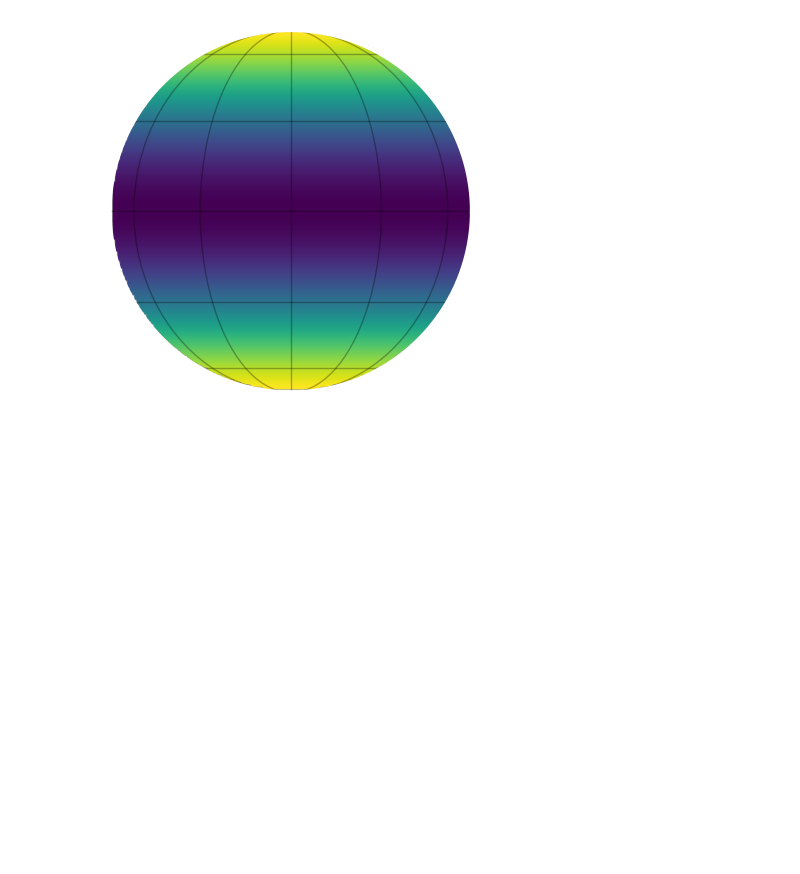
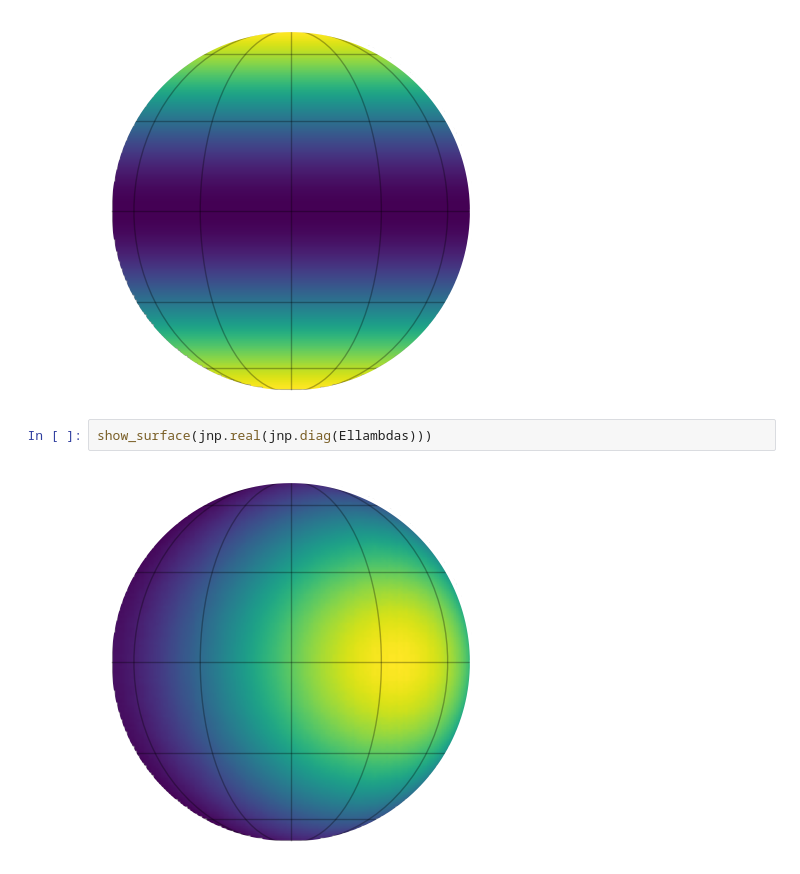
Before and after one commit to farr/StarryStarryProcessJaxoplanet, a Jupyter notebook: integrals.ipynb, the cells around one changed output. Saved outputs shown, nothing was run; the diff lists cells and outputs as text; blank space fills up the shorter version.

```diff
--- a/integrals.ipynb
+++ b/integrals.ipynb
@@ -503,3 +564,7 @@ plt.imshow(variance_matrix)
 show_surface(jnp.real(Ellambdas[:,0]))
 # %% [output]
 [figure]
+# %%
+show_surface(jnp.real(jnp.diag(Ellambdas)))
+# %% [output]
+[figure, added]
```
Also changed, not shown: parts of 14 cells of this notebook.
